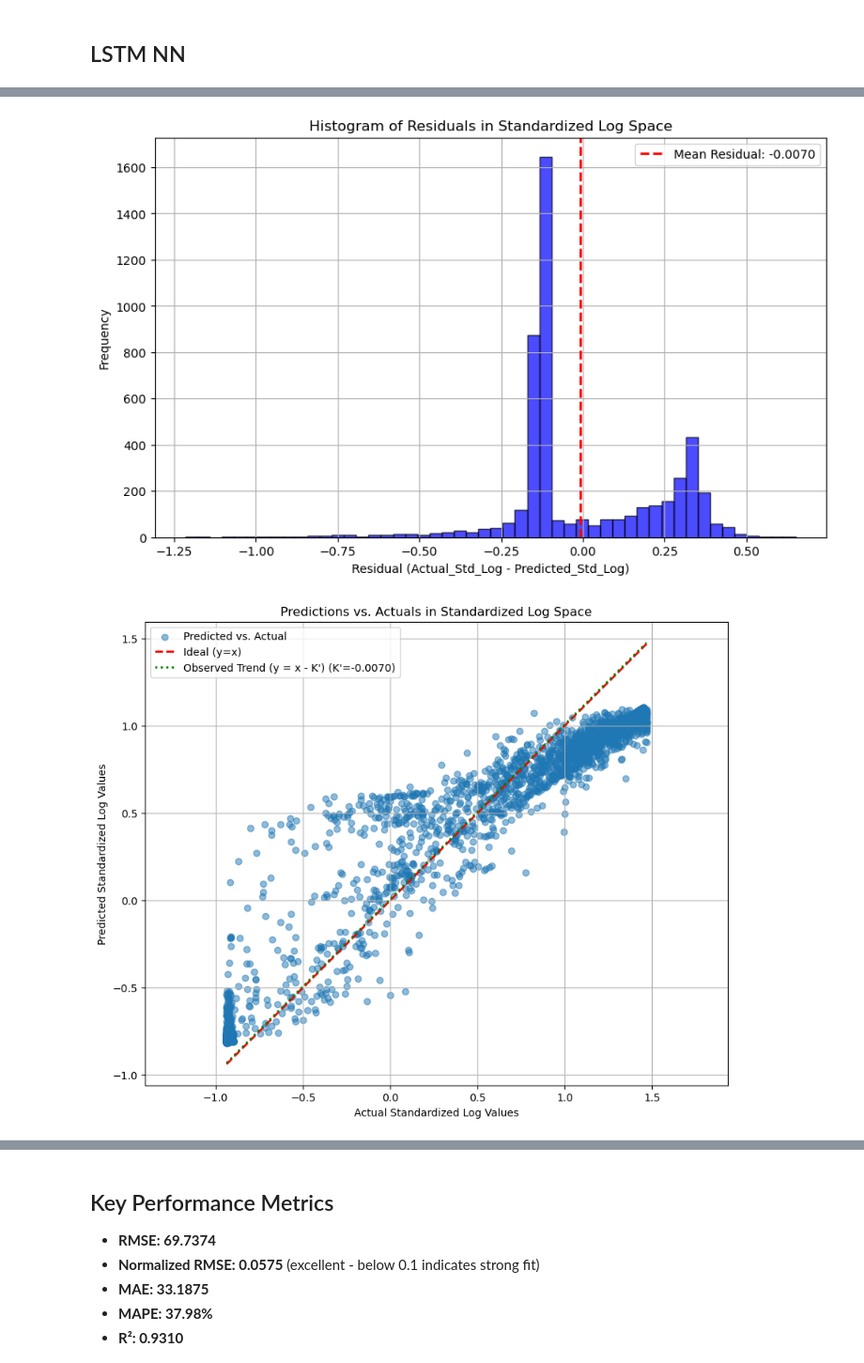
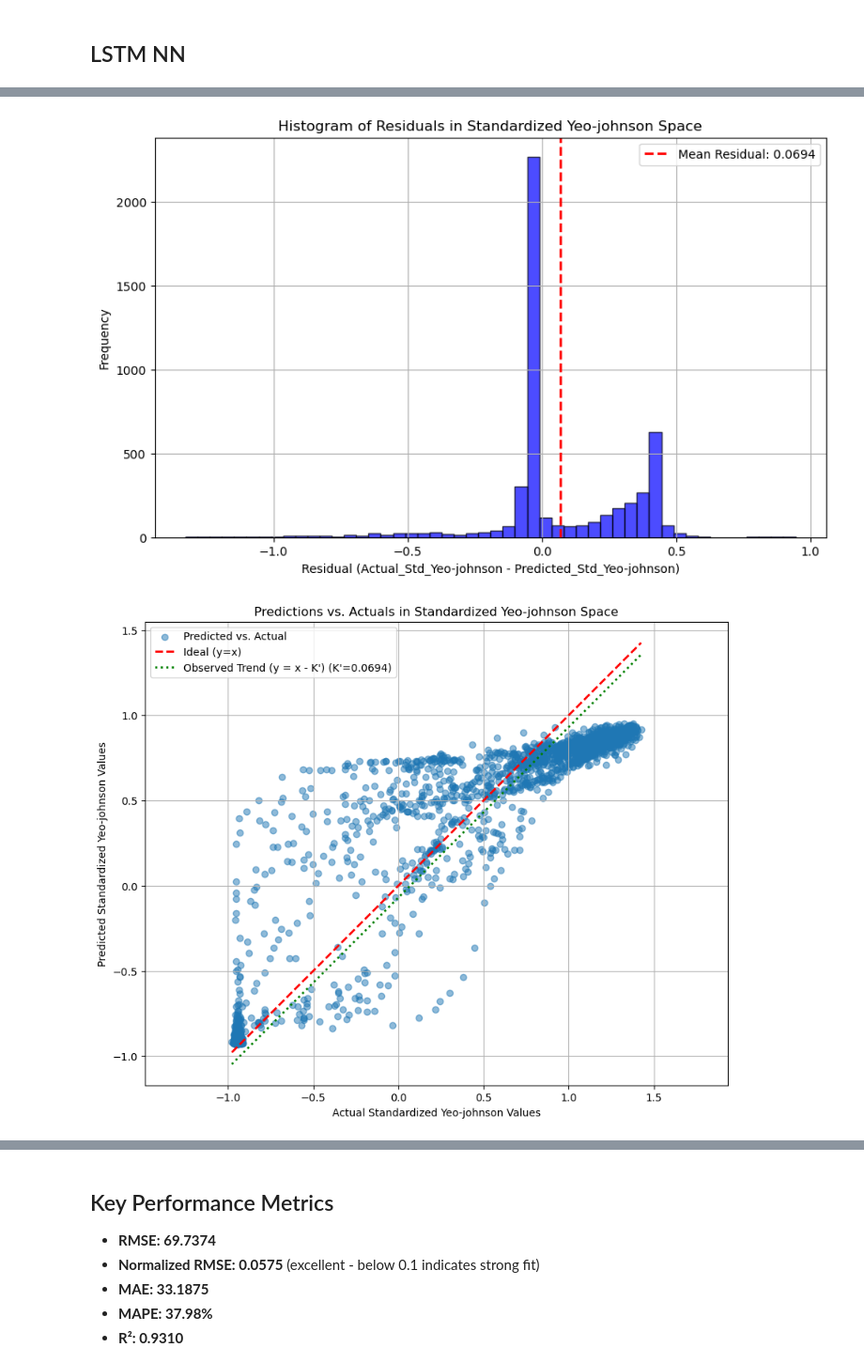
Before and after one commit to itxtx/solar_prediction, a Jupyter notebook: solar_data_notebook.ipynb, the cells around one changed output, grey strips where cells are left out. Shown at 94% size. Saved outputs shown, nothing was run; the diff lists cells and outputs as text; code cells hidden in the pictures.

Commit message:
add yeo-johnson transform

```diff
--- a/solar_data_notebook.ipynb
+++ b/solar_data_notebook.ipynb
@@ -178,8 +178,10 @@ X_train, X_val, X_test, y_train, y_val, y_test, scalers, feature_cols, transform
         standardize_features=True,  # Try StandardScaler
         use_solar_elevation=True,  # Try the solar elevation feature
         use_piecewise_transform=False,  # Start without piecewise transform
-        log_transform=True, #figured out this one is super important
-        min_radiation_for_log=0.05,
+        use_log_transform=False, #figured out this one is super important
+        use_power_transform=True,
+        min_radiation_for_log=0.1,
+        min_radiation_floor=0.01,
         clip_log_target=True,
         log_clip_lower_percentile=5,
         log_clip_upper_percentile=95,
@@ -275,7 +284,7 @@ num_layers = 2  # Number of LSTM layers
 output_dim = 1  # Dimension of output (predicting a single value)
 mse_weight=0.9 #0.7
 mape_weight=0.1 #0.3
-dropout_prob =0.3
+dropout_prob =0.05
 
 # Initialize model
 device = torch.device('mps')
@@ -290,12 +299,12 @@ model.fit(
         epochs=100,
         batch_size=32,
         learning_rate=0.0005,
-        patience=20,  # Increased patience for better convergence
+        patience=30,  # Increased patience for better convergence
         device=device,
         scheduler_type="cosine",  # Try cosine annealing scheduler
-        weight_decay=0,  # L2 regularization
+        weight_decay=0.00001,  # L2 regularization
         clip_grad_norm=1.0,  # Gradient clipping
-        loss_type="value_aware",
+        loss_type='mse',#"value_aware",
         mse_weight=mse_weight,
         mape_weight=mape_weight,
         value_multiplier=0.1 #adjust
@@ -348,7 +357,7 @@ scalers {'Radiation': StandardScaler(), 'Temperature': StandardScaler(), 'Pressu
 # Evaluate on test data
 model_predictions_std_log_np, actuals_std_log_np, predictions_original_scale, actuals_original_scale, metrics = model.evaluate(
         X_test, y_test,
-    target_scaler_object=scalers["Radiation_log"],
+    target_scaler_object=scalers["Radiation_yeo"],
     transform_info_dict=transform_info,  # Pass the complete transform_info
     )
 
@@ -369,3 +377,3 @@ Estimated Multiplicative Factor (C) in Original Scale (from mean residual): 1.01
-[figure, old version]
+[figure, new version]
-[figure, old version]
+[figure, new version]
 --- Scaled Metrics (Calculated in Evaluate Method) ---
```
Also changed, not shown: parts of 13 cells of this notebook, 3 other files.
